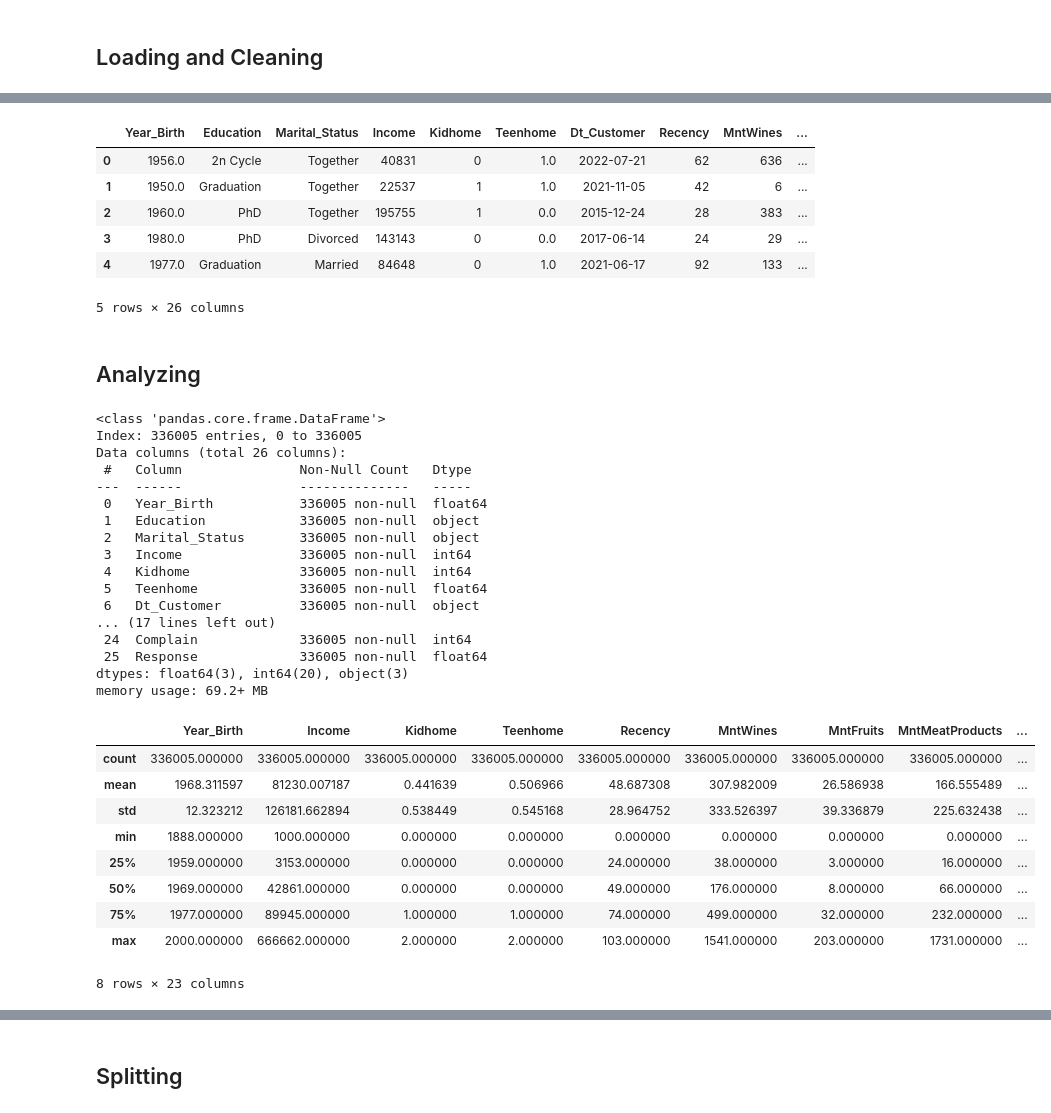
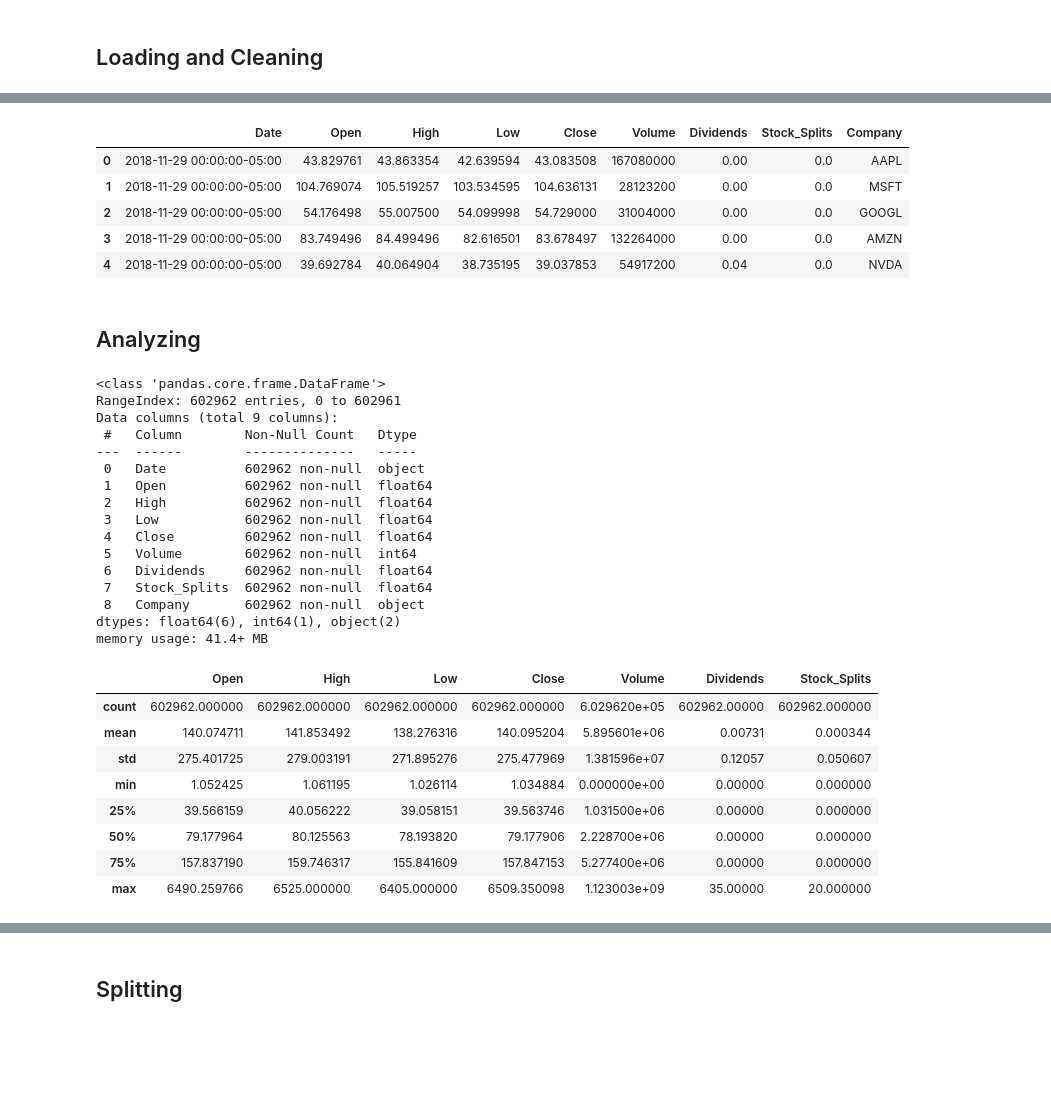
Before and after one commit to MaCh1Ne01/mle-specialization-03, a Jupyter notebook: notebooks/preprocessing.ipynb, the cells around one changed output, grey strips where cells are left out. Saved outputs shown, nothing was run; the diff lists cells and outputs as text; code cells hidden in the pictures; blank space fills up the shorter version.

```diff
--- a/notebooks/preprocessing.ipynb
+++ b/notebooks/preprocessing.ipynb
@@ -25,4 +24,4 @@ df_marketing_campaign_raw.head()
 # %%
-df_marketing_campaign = df_marketing_campaign_raw.copy()
+df_companies_stock = df_companies_stock_raw.copy()
 # %%
-df_marketing_campaign.drop(DROP_FEATURES, axis=1, inplace=True)
+df_companies_stock.drop(DROP_FEATURES, axis=1, inplace=True)
@@ -36,6 +28,11 @@ Invalid rows dropped: 1
+# %%
+"""
+Renaming features
+"""
+df_companies_stock = renaming_features(dataframe=df_companies_stock)
 # %%
 """
 Stripping object features
 """
-df_marketing_campaign = stripping_object_features(dataframe=df_marketing_campaign)
+df_companies_stock = stripping_object_features(dataframe=df_companies_stock)
 # %% [output]
@@ -50,46 +40,43 @@ Casting to float type the columns: ['Year_Birth', 'Teenhome']
 # %%
-df_marketing_campaign.head()
+df_companies_stock.head()
 # %% [output]
-|  | Year_Birth | Education | Marital_Status | Income | Kidhome | Teenhome | Dt_Customer | Recency | MntWines | ... |
-| 0 | 1956.0 | 2n Cycle | Together | 40831 | 0 | 1.0 | 2022-07-21 | 62 | 636 | ... |
-| 1 | 1950.0 | Graduation | Together | 22537 | 1 | 1.0 | 2021-11-05 | 42 | 6 | ... |
-| 2 | 1960.0 | PhD | Together | 195755 | 1 | 0.0 | 2015-12-24 | 28 | 383 | ... |
-| 3 | 1980.0 | PhD | Divorced | 143143 | 0 | 0.0 | 2017-06-14 | 24 | 29 | ... |
-| 4 | 1977.0 | Graduation | Married | 84648 | 0 | 1.0 | 2021-06-17 | 92 | 133 | ... |
+|  | Date | Open | High | Low | Close | Volume | Dividends | Stock_Splits | Company |
+| 0 | 2018-11-29 00:00:00-05:00 | 43.829761 | 43.863354 | 42.639594 | 43.083508 | 167080000 | 0.00 | 0.0 | AAPL |
+| 1 | 2018-11-29 00:00:00-05:00 | 104.769074 | 105.519257 | 103.534595 | 104.636131 | 28123200 | 0.00 | 0.0 | MSFT |
+| 2 | 2018-11-29 00:00:00-05:00 | 54.176498 | 55.007500 | 54.099998 | 54.729000 | 31004000 | 0.00 | 0.0 | GOOGL |
+| 3 | 2018-11-29 00:00:00-05:00 | 83.749496 | 84.499496 | 82.616501 | 83.678497 | 132264000 | 0.00 | 0.0 | AMZN |
+| 4 | 2018-11-29 00:00:00-05:00 | 39.692784 | 40.064904 | 38.735195 | 39.037853 | 54917200 | 0.04 | 0.0 | NVDA |
-5 rows × 26 columns
 # %% [markdown]
 ## Analyzing
 # %%
-df_marketing_campaign.info()
+df_companies_stock.info()
 # %% [output]
 <class 'pandas.core.frame.DataFrame'>
-Index: 336005 entries, 0 to 336005
-Data columns (total 26 columns):
- #   Column               Non-Null Count   Dtype
----  ------               --------------   -----
- 0   Year_Birth           336005 non-null  float64
- 1   Education            336005 non-null  object
- 2   Marital_Status       336005 non-null  object
- 3   Income               336005 non-null  int64
- 4   Kidhome              336005 non-null  int64
- 5   Teenhome             336005 non-null  float64
- 6   Dt_Customer          336005 non-null  object
-... (17 lines left out)
- 24  Complain             336005 non-null  int64
- 25  Response             336005 non-null  float64
-dtypes: float64(3), int64(20), object(3)
-memory usage: 69.2+ MB
+RangeIndex: 602962 entries, 0 to 602961
+Data columns (total 9 columns):
+ #   Column        Non-Null Count   Dtype
+---  ------        --------------   -----
+ 0   Date          602962 non-null  object
+ 1   Open          602962 non-null  float64
+ 2   High          602962 non-null  float64
+ 3   Low           602962 non-null  float64
+ 4   Close         602962 non-null  float64
+ 5   Volume        602962 non-null  int64
+ 6   Dividends     602962 non-null  float64
+ 7   Stock_Splits  602962 non-null  float64
+ 8   Company       602962 non-null  object
+dtypes: float64(6), int64(1), object(2)
+memory usage: 41.4+ MB
 # %%
-df_marketing_campaign.describe()
+df_companies_stock.describe()
 # %% [output]
-|  | Year_Birth | Income | Kidhome | Teenhome | Recency | MntWines | MntFruits | MntMeatProducts | ... |
-| count | 336005.000000 | 336005.000000 | 336005.000000 | 336005.000000 | 336005.000000 | 336005.000000 | 336005.000000 | 336005.000000 | ... |
-| mean | 1968.311597 | 81230.007187 | 0.441639 | 0.506966 | 48.687308 | 307.982009 | 26.586938 | 166.555489 | ... |
-| std | 12.323212 | 126181.662894 | 0.538449 | 0.545168 | 28.964752 | 333.526397 | 39.336879 | 225.632438 | ... |
-| min | 1888.000000 | 1000.000000 | 0.000000 | 0.000000 | 0.000000 | 0.000000 | 0.000000 | 0.000000 | ... |
-| 25% | 1959.000000 | 3153.000000 | 0.000000 | 0.000000 | 24.000000 | 38.000000 | 3.000000 | 16.000000 | ... |
-| 50% | 1969.000000 | 42861.000000 | 0.000000 | 0.000000 | 49.000000 | 176.000000 | 8.000000 | 66.000000 | ... |
-| 75% | 1977.000000 | 89945.000000 | 1.000000 | 1.000000 | 74.000000 | 499.000000 | 32.000000 | 232.000000 | ... |
-| max | 2000.000000 | 666662.000000 | 2.000000 | 2.000000 | 103.000000 | 1541.000000 | 203.000000 | 1731.000000 | ... |
+|  | Open | High | Low | Close | Volume | Dividends | Stock_Splits |
+| count | 602962.000000 | 602962.000000 | 602962.000000 | 602962.000000 | 6.029620e+05 | 602962.00000 | 602962.000000 |
+| mean | 140.074711 | 141.853492 | 138.276316 | 140.095204 | 5.895601e+06 | 0.00731 | 0.000344 |
+| std | 275.401725 | 279.003191 | 271.895276 | 275.477969 | 1.381596e+07 | 0.12057 | 0.050607 |
+| min | 1.052425 | 1.061195 | 1.026114 | 1.034884 | 0.000000e+00 | 0.00000 | 0.000000 |
+| 25% | 39.566159 | 40.056222 | 39.058151 | 39.563746 | 1.031500e+06 | 0.00000 | 0.000000 |
+| 50% | 79.177964 | 80.125563 | 78.193820 | 79.177906 | 2.228700e+06 | 0.00000 | 0.000000 |
+| 75% | 157.837190 | 159.746317 | 155.841609 | 157.847153 | 5.277400e+06 | 0.00000 | 0.000000 |
+| max | 6490.259766 | 6525.000000 | 6405.000000 | 6509.350098 | 1.123003e+09 | 35.00000 | 20.000000 |
-8 rows × 23 columns
 # %%
```
Also changed, not shown: parts of 26 cells of this notebook, 23 other files.
